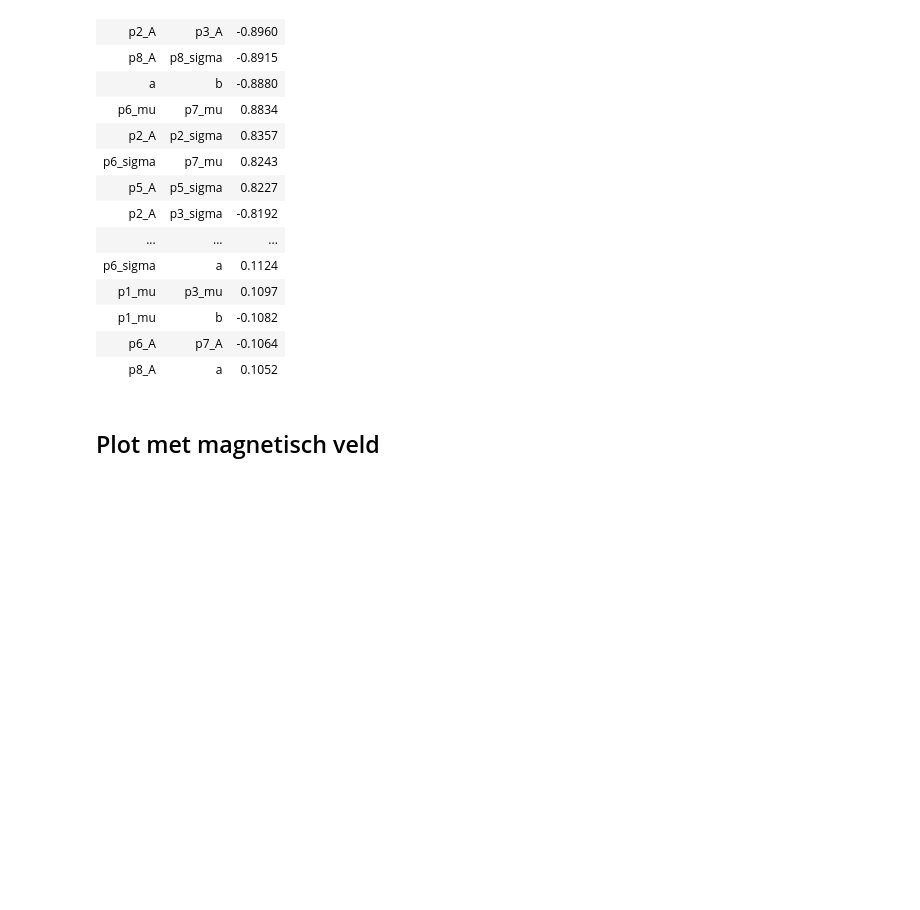
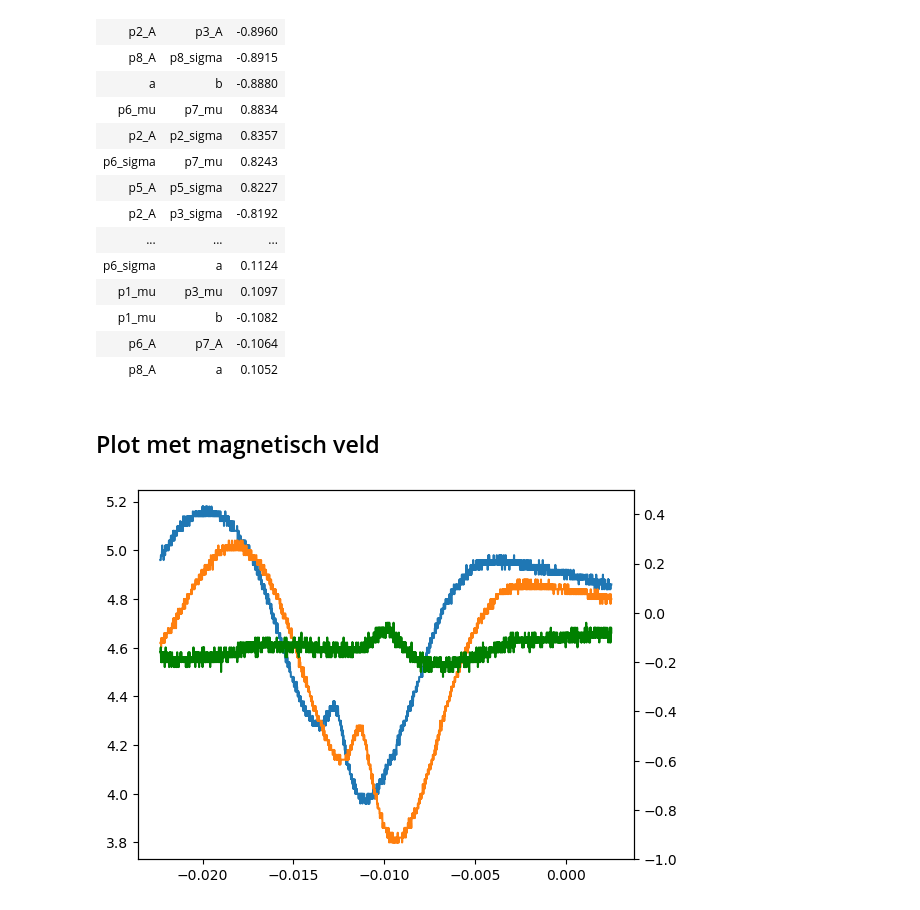
Before and after one commit to sabrahaim/Rubidium-spectrum, a Jupyter notebook: spectra.ipynb, the cells around one changed output. Saved outputs shown, nothing was run; the diff lists cells and outputs as text; code cells hidden in the pictures; blank space fills up the shorter version.

```diff
--- a/spectra.ipynb
+++ b/spectra.ipynb
@@ -214,0 +210,24 @@ time = np.array(data['time'])data_free = data_free.iloc[:,3:]
+# %%
+
+data_B = pd.read_csv('30 nov 1e data.csv', delimiter = ',')
+voltage1 = np.array(data_B.iloc[:,4])
+voltage2 = np.array(data_B.iloc[:,10])
+voltage3 = np.array(data_B.iloc[:,16])
+time = np.array(data_B.iloc[:,3])
+
+# time = np.arange(0,2.5,2.5/2482)
+
+
+
+
+_, ax = plt.subplots()
+ax.plot(time, voltage1)
+ax.plot(time, voltage2)
+
+ax2 = ax.twinx()
+ax2.plot(time, voltage3, color='g')
+ax2.set_ylim([-1,0.5])
+
+plt.show()
+# %% [output]
+[figure, added]
```
Also changed, not shown: parts of 3 cells of this notebook, 4 other files.
